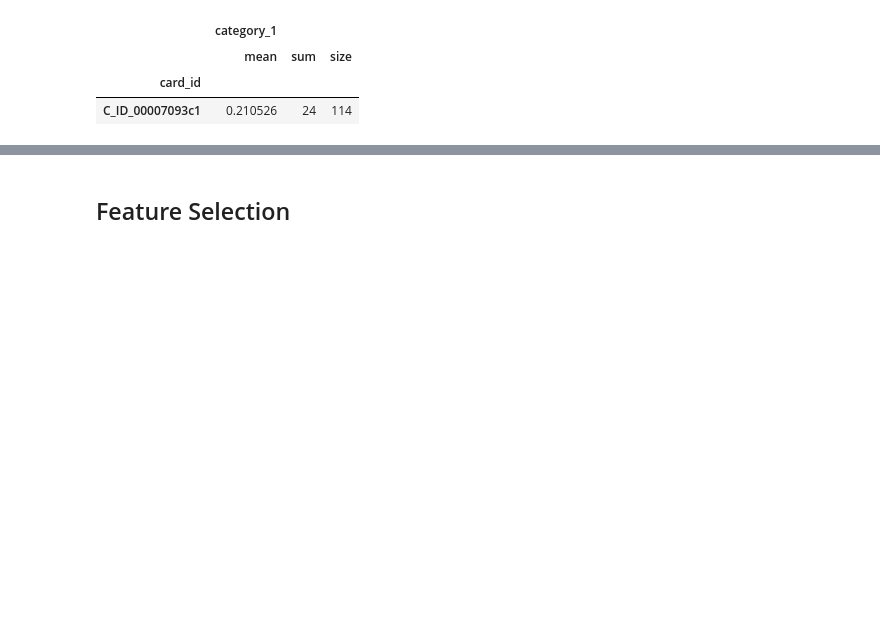
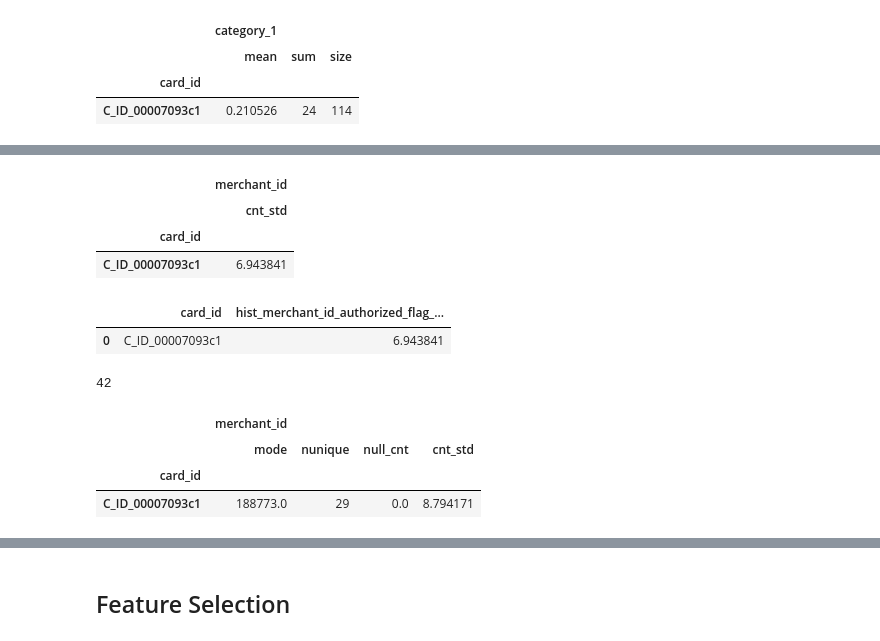
Before and after one commit to SONG-WONHO/Kaggle-Elo, a Jupyter notebook: 2-2 Feature Engineering and Selection.ipynb, the cells around one changed output, grey strips where cells are left out. Saved outputs shown, nothing was run; the diff lists cells and outputs as text; code cells hidden in the pictures; blank space fills up the shorter version.

```diff
--- a/2-2 Feature Engineering and Selection.ipynb
+++ b/2-2 Feature Engineering and Selection.ipynb
@@ -132,0 +181,2 @@ gc.collect()
+# %%
+history.category_3 = history.category_3.fillna('D')
@@ -132,0 +208,5 @@ gc.collect()
+# %%
+le = LabelEncoder()
+le.fit(history.merchant_id.fillna('NULL').values)
+history.merchant_id = le.transform(history.merchant_id.fillna('NULL'))
+history.loc[history.merchant_id == 326311, 'merchant_id'] = np.nan
@@ -132,0 +215,15 @@ gc.collect()
+# %%
+temp = temp.groupby('card_id').agg({'merchant_id': [cnt_std]})
+temp.head(1)
+# %% [output]
+|  | merchant_id |
+|  | cnt_std |
+| card_id |  |
+| C_ID_00007093c1 | 6.943841 |
+# %%
+temp.columns = ['hist_merchant_id_authorized_flag_Y_cnt_std']
+temp.reset_index(inplace=True)
+temp.head(1)
+# %% [output]
+|  | card_id | hist_merchant_id_authorized_flag_... |
+| 0 | C_ID_00007093c1 | 6.943841 |
@@ -132,0 +235,13 @@ gc.collect()
+# %%
+del temp
+gc.collect()
+# %% [output]
+42
+# %%
+temp = history.groupby('card_id').agg({'merchant_id': [mode, 'nunique', null_cnt, cnt_std]})
+temp.head(1)
+# %% [output]
+|  | merchant_id |  |  |  |
+|  | mode | nunique | null_cnt | cnt_std |
+| card_id |  |  |  |  |
+| C_ID_00007093c1 | 188773.0 | 29 | 0.0 | 8.794171 |
```
Also changed, not shown: parts of 58 cells of this notebook.
